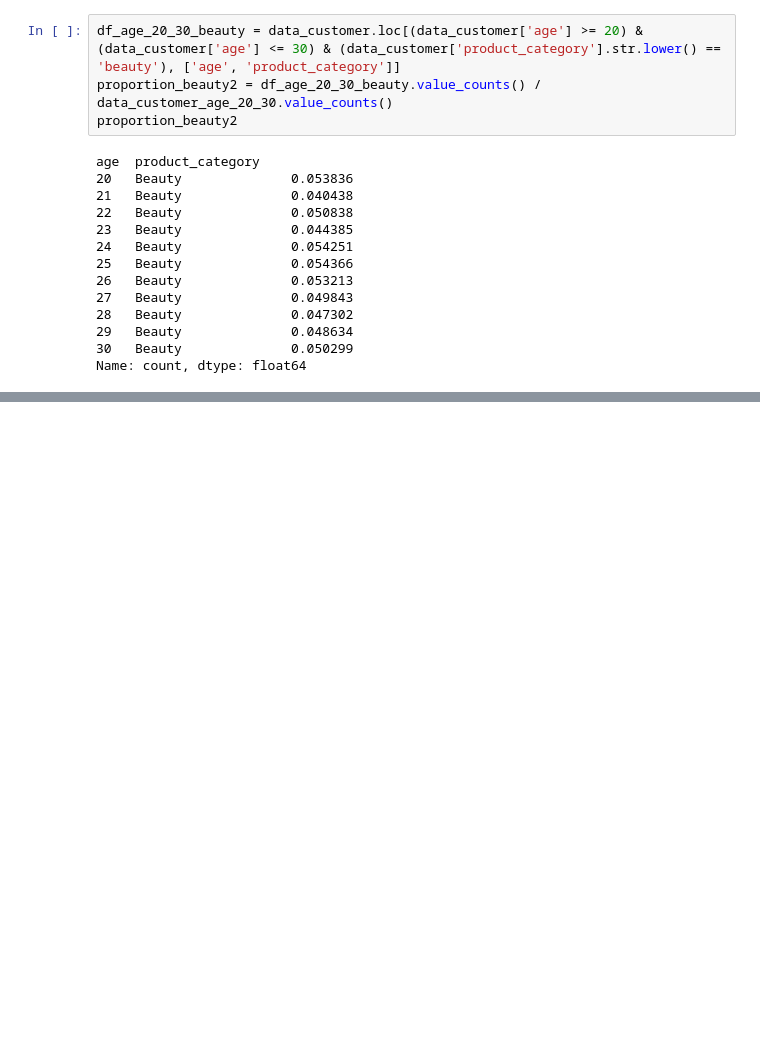
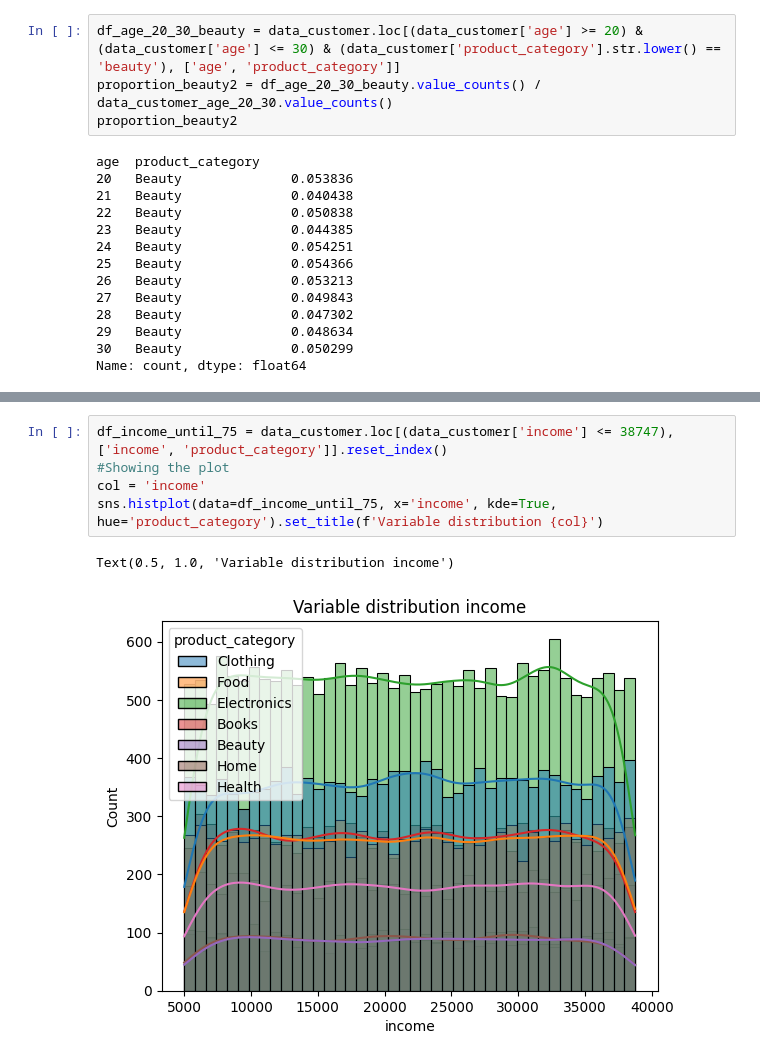
Before and after one commit to dv-tiagosilva/Customer_dataset_analysis, a Jupyter notebook: analysis_customer_dataset.ipynb, the cells around one changed output, grey strips where cells are left out. Cells and saved outputs as stored; diff of their text form; blank space fills up the shorter version.

```diff
--- a/analysis_customer_dataset.ipynb
+++ b/analysis_customer_dataset.ipynb
@@ -532,0 +605,8 @@ Name: count, dtype: float64
+# %%
+df_income_until_75 = data_customer.loc[(data_customer['income'] <= 38747), ['income', 'product_category']].reset_index()
+#Showing the plot
+col = 'income'
+sns.histplot(data=df_income_until_75, x='income', kde=True, hue='product_category').set_title(f'Variable distribution {col}')
+# %% [output]
+Text(0.5, 1.0, 'Variable distribution income')
+[figure, added]
```
Also changed, not shown: parts of 30 cells of this notebook.
